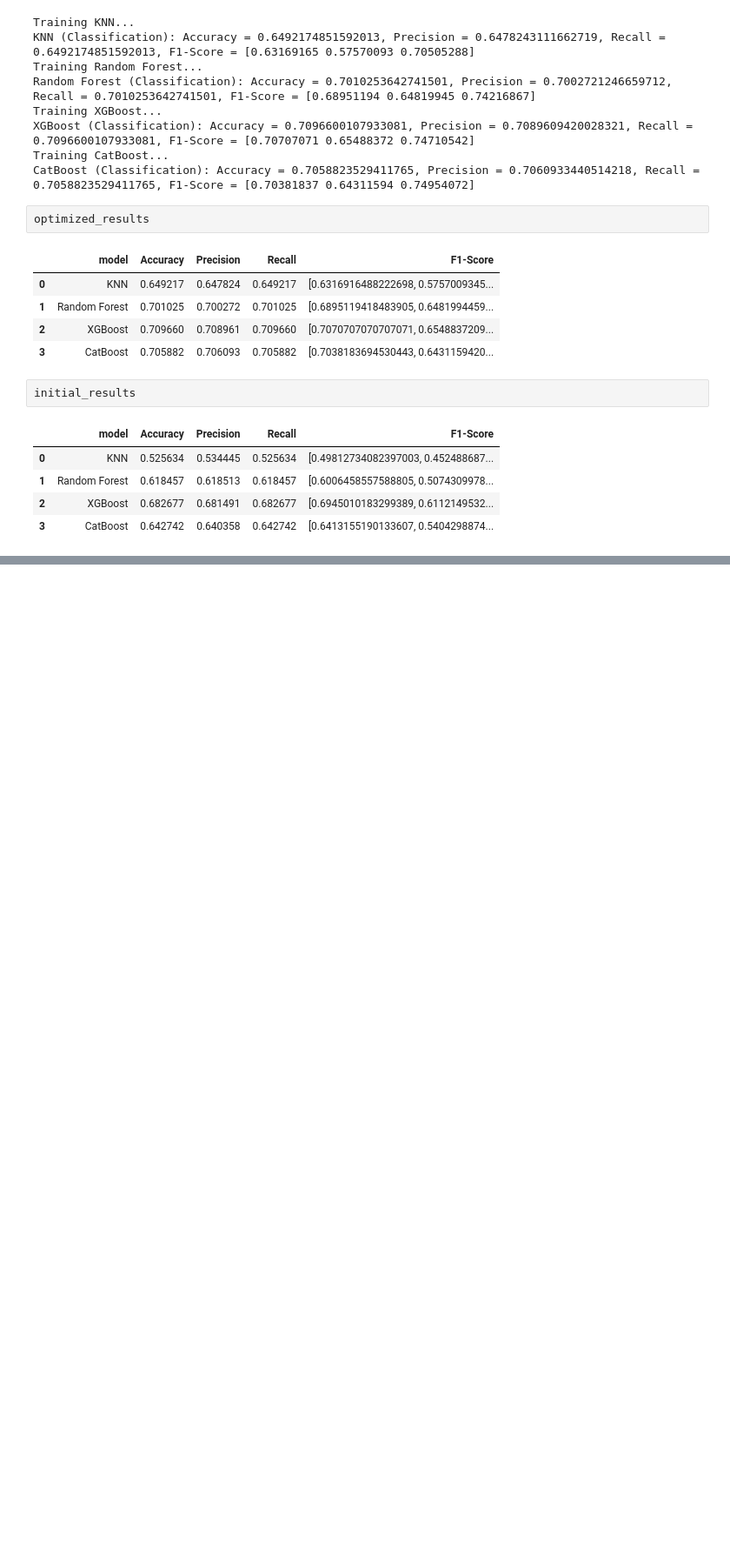
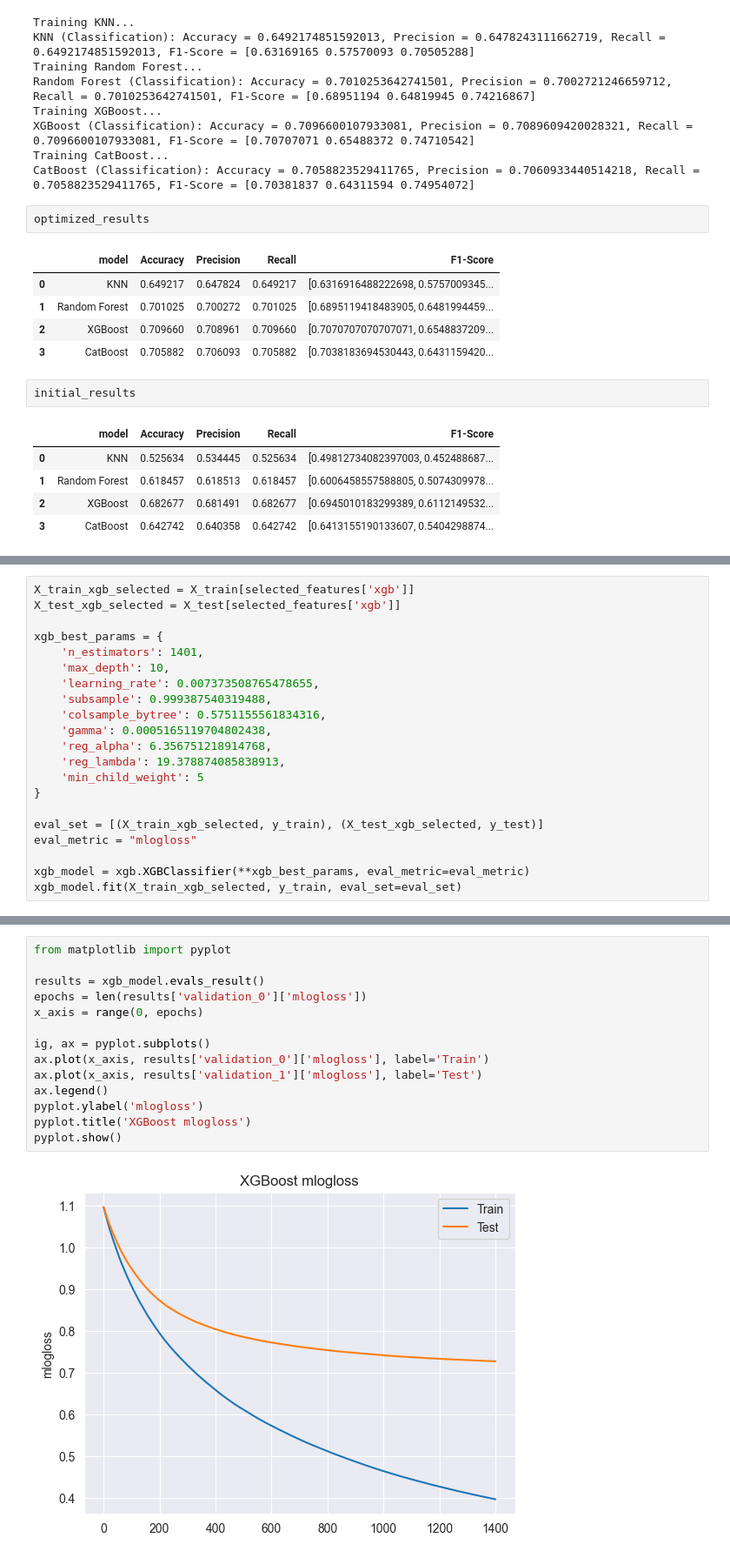
Before and after one commit to TarnishingColors/Thesis_MIMIC-IV_neurological_disorders, a Jupyter notebook: ml/labevents_enhanced_study_classification.ipynb, the cells around one changed output, grey strips where cells are left out. Shown at 87% size. Saved outputs shown, nothing was run; the diff lists cells and outputs as text; blank space fills up the shorter version.

```diff
--- a/ml/labevents_enhanced_study_classification.ipynb
+++ b/ml/labevents_enhanced_study_classification.ipynb
@@ -946,0 +975,21 @@ initial_results
+# %%
+X_train_xgb_selected = X_train[selected_features['xgb']]
+X_test_xgb_selected = X_test[selected_features['xgb']]
+
+xgb_best_params = {
+    'n_estimators': 1401,
+    'max_depth': 10,
+    'learning_rate': 0.007373508765478655,
+    'subsample': 0.999387540319488,
+    'colsample_bytree': 0.5751155561834316,
+    'gamma': 0.0005165119704802438,
+    'reg_alpha': 6.356751218914768,
+    'reg_lambda': 19.378874085838913,
+    'min_child_weight': 5
+}
+
+eval_set = [(X_train_xgb_selected, y_train), (X_test_xgb_selected, y_test)]
+eval_metric = "mlogloss"
+
+xgb_model = xgb.XGBClassifier(**xgb_best_params, eval_metric=eval_metric)
+xgb_model.fit(X_train_xgb_selected, y_train, eval_set=eval_set)
@@ -946,0 +1027,16 @@ initial_results
+# %%
+from matplotlib import pyplot
+
+results = xgb_model.evals_result()
+epochs = len(results['validation_0']['mlogloss'])
+x_axis = range(0, epochs)
+
+ig, ax = pyplot.subplots()
+ax.plot(x_axis, results['validation_0']['mlogloss'], label='Train')
+ax.plot(x_axis, results['validation_1']['mlogloss'], label='Test')
+ax.legend()
+pyplot.ylabel('mlogloss')
+pyplot.title('XGBoost mlogloss')
+pyplot.show()
+# %% [output]
+[figure, added]
```
Also changed, not shown: parts of 9 cells of this notebook.
